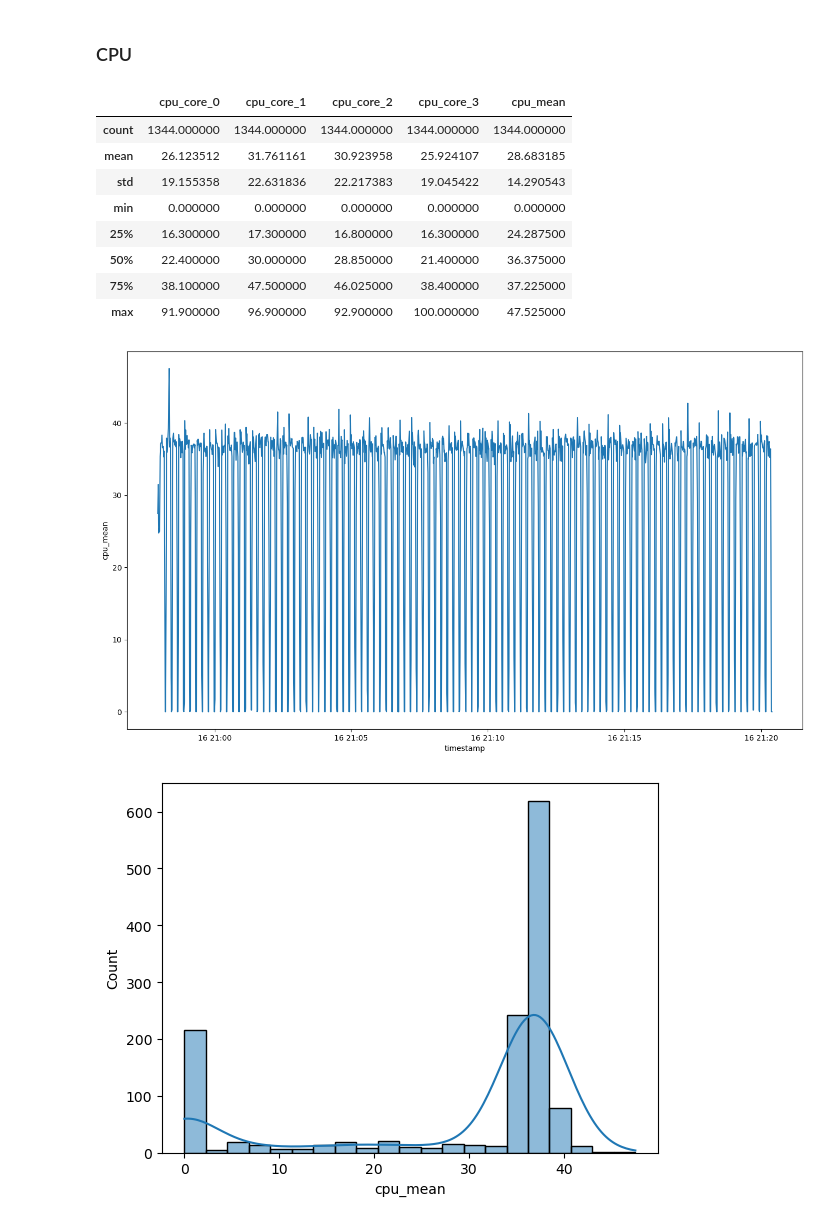
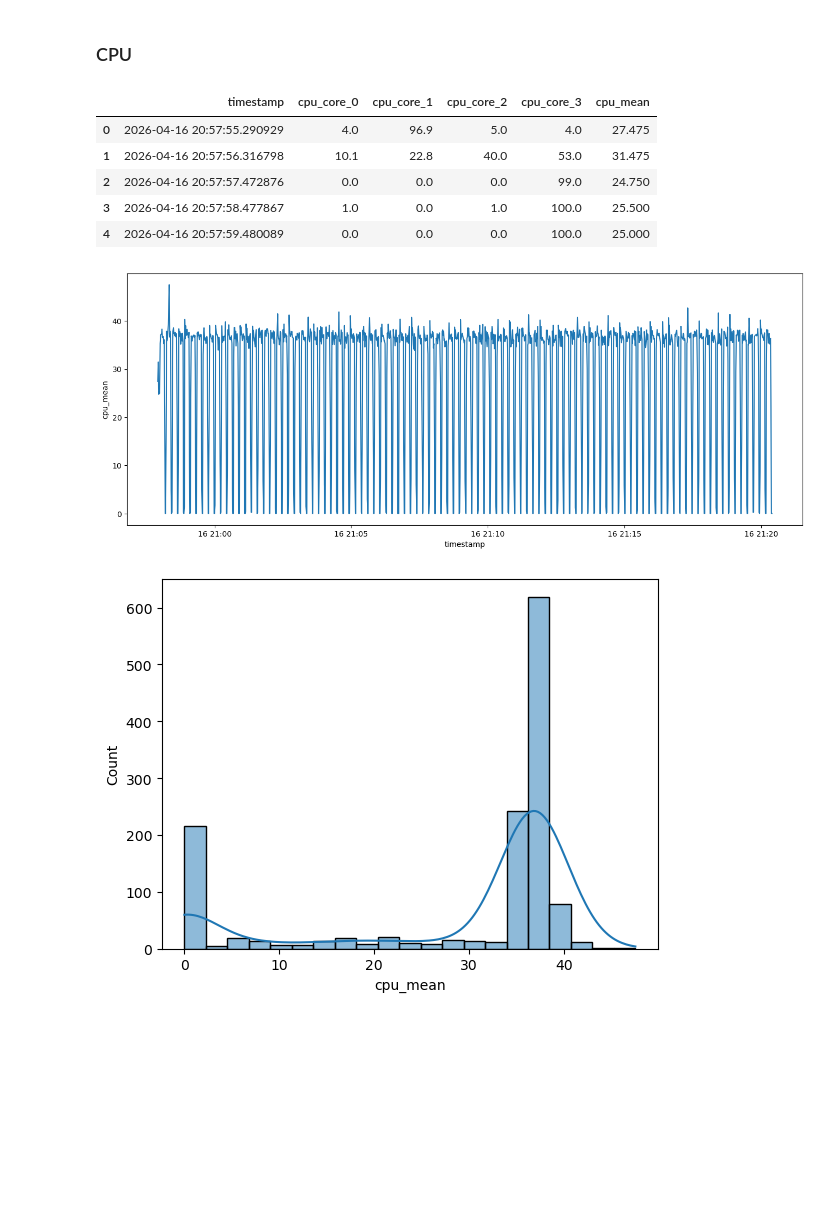
Before and after one commit to G4brielLB/cv-system-multiagent, a Jupyter notebook: data-analysis/analysis.ipynb, the cells around one changed output. Drawn from its saved outputs; the diff is of its cells as text; code cells hidden in the pictures; blank space fills up the shorter version.

```diff
--- a/data-analysis/analysis.ipynb
+++ b/data-analysis/analysis.ipynb
@@ -20,23 +20,20 @@ ds_scpu = pd.read_csv(f'{single_folder_path}/cpu.csv')
 ds_scpu['timestamp'] = ds_scpu['timestamp'].apply(lambda x: datetime.fromisoformat(x))
 ds_scpu['cpu_mean']  = ds_scpu[['cpu_core_0', 'cpu_core_1', 'cpu_core_2', 'cpu_core_3']].mean(axis=1)
 
-ds_scpu.describe()
+ds_scpu.head()
 # %% [output]
-|  | cpu_core_0 | cpu_core_1 | cpu_core_2 | cpu_core_3 | cpu_mean |
-| count | 1344.000000 | 1344.000000 | 1344.000000 | 1344.000000 | 1344.000000 |
-| mean | 26.123512 | 31.761161 | 30.923958 | 25.924107 | 28.683185 |
-| std | 19.155358 | 22.631836 | 22.217383 | 19.045422 | 14.290543 |
-| min | 0.000000 | 0.000000 | 0.000000 | 0.000000 | 0.000000 |
-| 25% | 16.300000 | 17.300000 | 16.800000 | 16.300000 | 24.287500 |
-| 50% | 22.400000 | 30.000000 | 28.850000 | 21.400000 | 36.375000 |
-| 75% | 38.100000 | 47.500000 | 46.025000 | 38.400000 | 37.225000 |
-| max | 91.900000 | 96.900000 | 92.900000 | 100.000000 | 47.525000 |
+|  | timestamp | cpu_core_0 | cpu_core_1 | cpu_core_2 | cpu_core_3 | cpu_mean |
+| 0 | 2026-04-16 20:57:55.290929 | 4.0 | 96.9 | 5.0 | 4.0 | 27.475 |
+| 1 | 2026-04-16 20:57:56.316798 | 10.1 | 22.8 | 40.0 | 53.0 | 31.475 |
+| 2 | 2026-04-16 20:57:57.472876 | 0.0 | 0.0 | 0.0 | 99.0 | 24.750 |
+| 3 | 2026-04-16 20:57:58.477867 | 1.0 | 0.0 | 1.0 | 100.0 | 25.500 |
+| 4 | 2026-04-16 20:57:59.480089 | 0.0 | 0.0 | 0.0 | 100.0 | 25.000 |
 # %%
-plt.figure(figsize=(16, 9))
+plt.figure(figsize=(16, 6))
 sns.lineplot(data=ds_scpu.sort_values(by='timestamp'), x="timestamp", y="cpu_mean")
 plt.show()
 # %% [output]
-[figure, old version]
+[figure, new version]
 # %%
 sns.histplot(data=ds_scpu, x="cpu_mean", kde=True)
 plt.show()
```
Also changed, not shown: parts of 10 cells of this notebook, 52 other files.
